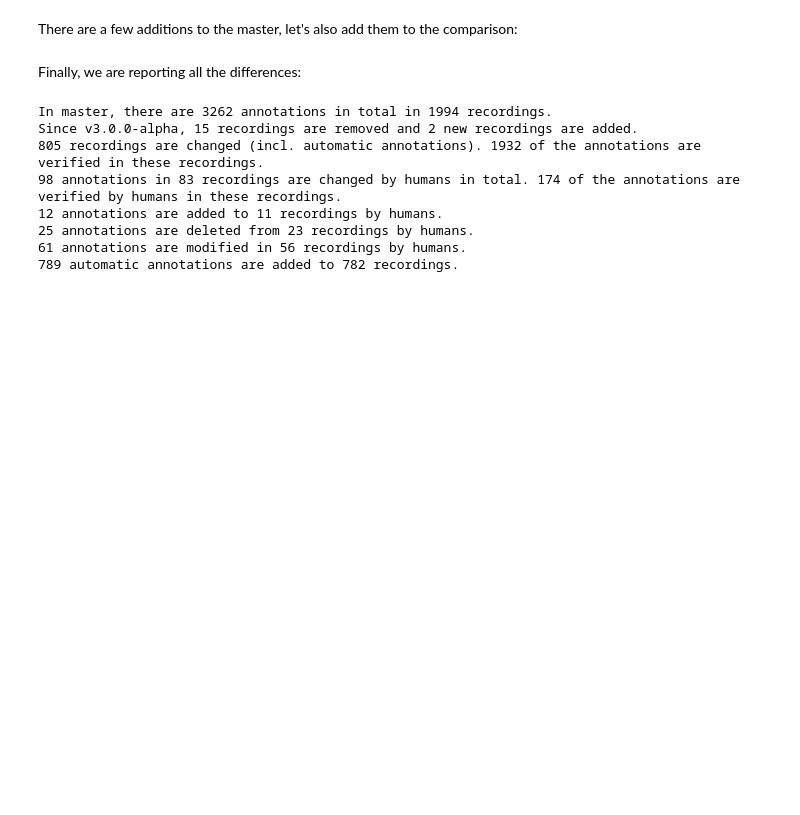
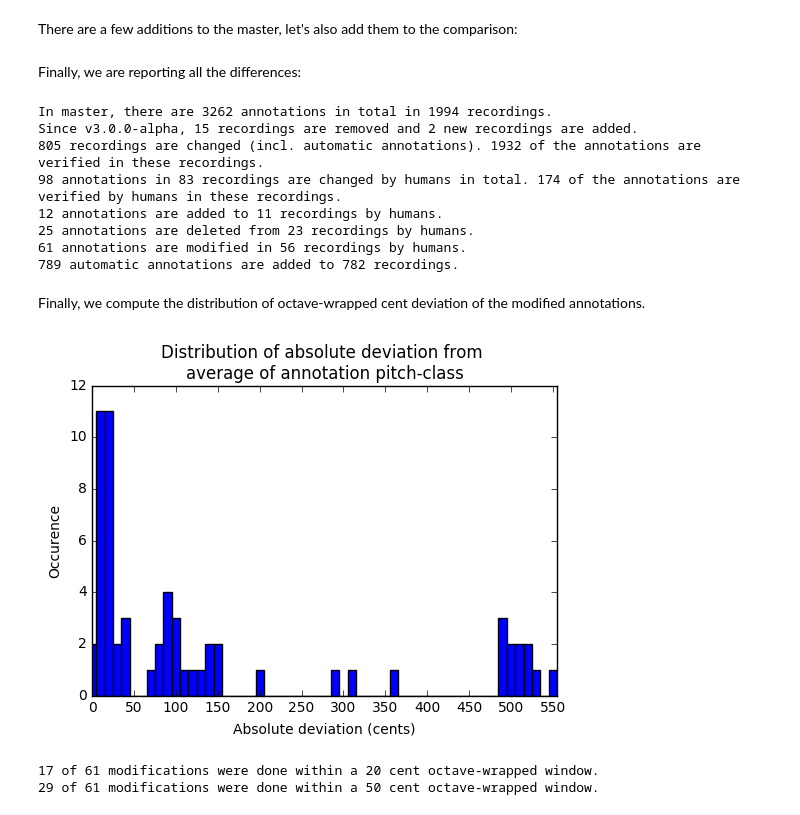
Before and after one commit to MTG/otmm_tonic_dataset, a Jupyter notebook: extras/compare_annotations.ipynb, the cells around one changed output. Cells and saved outputs as stored; diff of their text form; code cells hidden in the pictures; blank space fills up the shorter version.

Commit message:
Finished compare_annotations.ipynb

```diff
--- a/extras/compare_annotations.ipynb
+++ b/extras/compare_annotations.ipynb
@@ -86,6 +87,7 @@ Reference
 Below, we compare the annotations from v3.0.0 to master and see what has changed
 # %%
 rec_stats = {}
+cent_dev = []
 for aa_key, aa_val in anno_alpha.items():
     try:
         # get the relevant recording entry in master
@@ -113,7 +115,12 @@ for aa_key, aa_val in anno_alpha.items():
                     else:  # modified anno (by a human verifier)
                         rec_stats[aa_key]['num_modified_anno'] += 1
 
-                        # TODO: note the deviation
+                        # find the introduced octave-wrapped deviation
+                        temp_dev = Converter.hz_to_cent(
+                            aa_anno['value'], am_anno['value'])  # hz to cent conversion
+                        temp_dev = temp_dev % 1200  # octave wrap
+                        temp_dev = min(temp_dev, 1200-temp_dev)  # get minimum distance
+                        cent_dev.append(temp_dev)
 
                     # pop annotations
                     am_val['annotations'].pop(jj)
@@ -249,3 +256,23 @@ Since v3.0.0-alpha, 15 recordings are removed and 2 new recordings are added.
 25 annotations are deleted from 23 recordings by humans.
 61 annotations are modified in 56 recordings by humans.
 789 automatic annotations are added to 782 recordings.
+# %% [markdown]
+Finally, we compute the distribution of octave-wrapped cent deviation of the modified annotations.
+# %%
+dev_dist = PitchDistribution.from_cent_pitch(
+    cent_dev, step_size=10, kernel_width=0, norm_type=None)
+dev_dist.bar()
+plt.title('Distribution of absolute deviation from \naverage of annotation pitch-class')
+plt.xlabel('Absolute deviation (cents)')
+plt.xlim([min(dev_dist.bins), max(dev_dist.bins) + dev_dist.step_size/2])
+plt.xticks(np.arange(0, 600, 50))
+plt.show()
+
+print("%d of %d modifications were done within a 20 cent octave-wrapped window."
+      % (sum(c < 20 for c in cent_dev), len(cent_dev)))
+print("%d of %d modifications were done within a 50 cent octave-wrapped window."
+       % (sum(c < 50 for c in cent_dev), len(cent_dev)))
+# %% [output]
+[figure, added]
+17 of 61 modifications were done within a 20 cent octave-wrapped window.
+29 of 61 modifications were done within a 50 cent octave-wrapped window.
```
Also changed, not shown: parts of 5 cells of this notebook.
